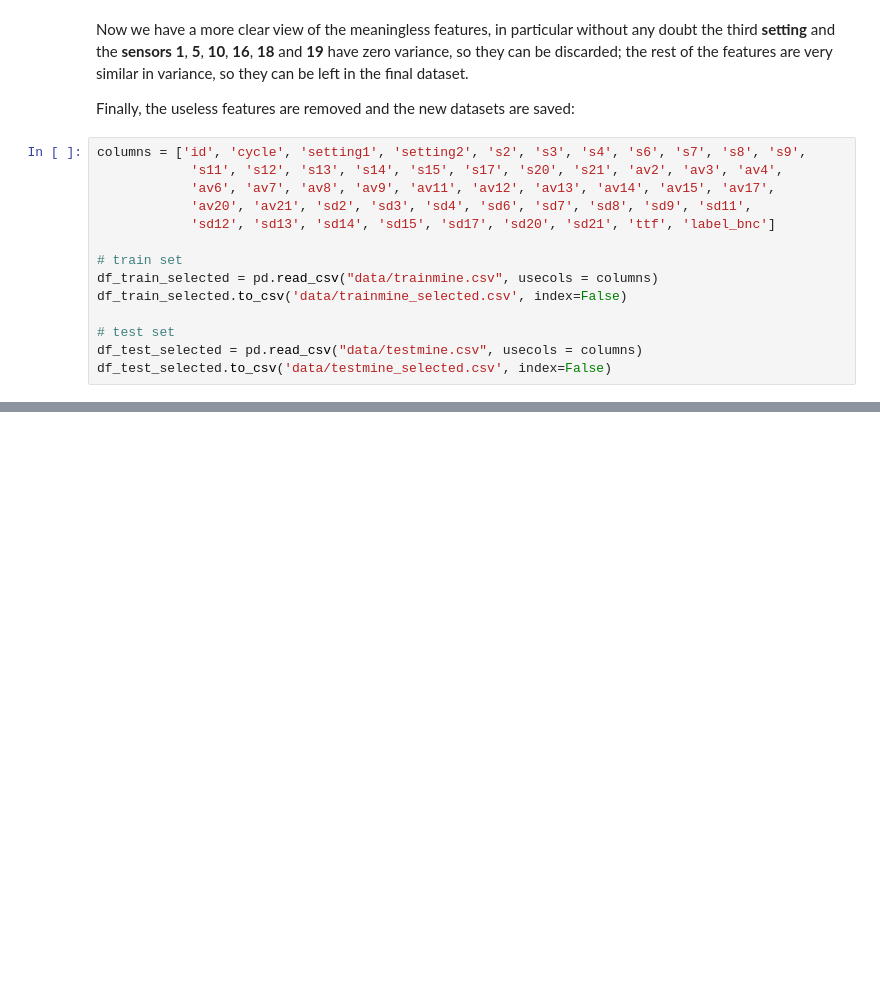
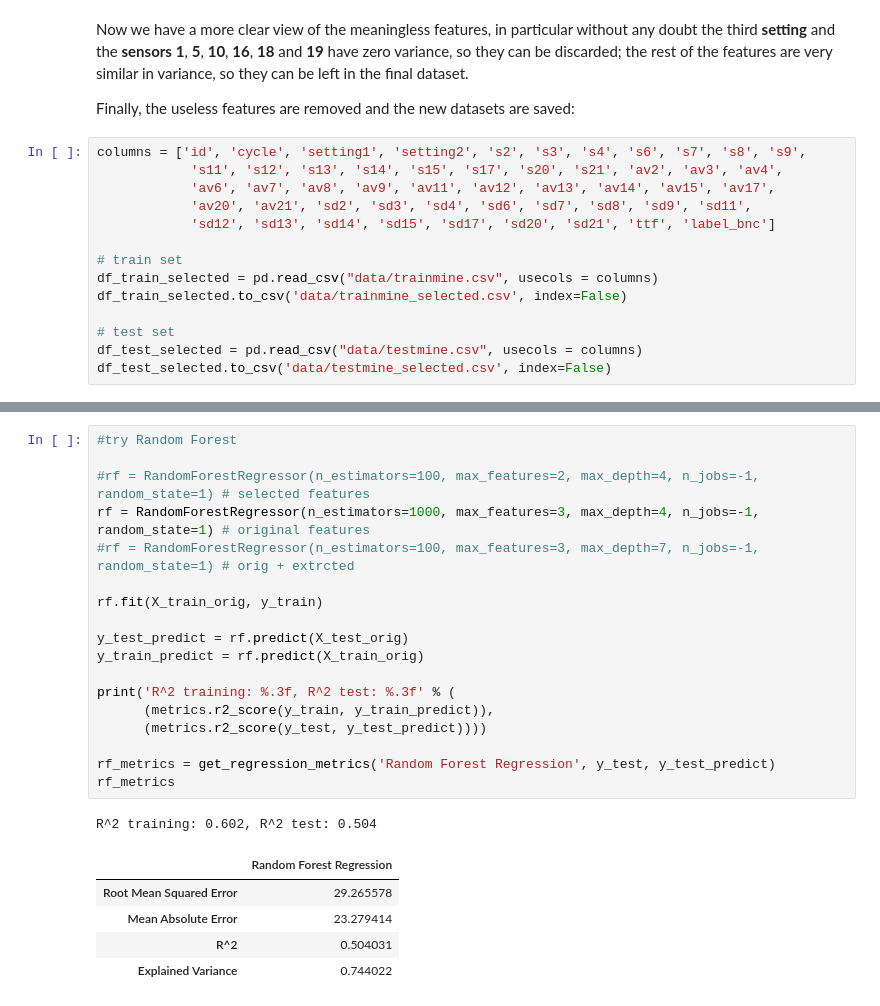
Before and after one commit to Megalodonte/BGHWSW, a Jupyter notebook: Aircraft-pred-main/predictive-maintenance-master/final.ipynb, the cells around one changed output, grey strips where cells are left out. Drawn from its saved outputs; the diff is of its cells as text; blank space fills up the shorter version.

```diff
--- a/Aircraft-pred-main/predictive-maintenance-master/final.ipynb
+++ b/Aircraft-pred-main/predictive-maintenance-master/final.ipynb
@@ -581,0 +673,25 @@ df_test_selected.to_csv('data/testmine_selected.csv', index=False)
+# %%
+#try Random Forest
+
+#rf = RandomForestRegressor(n_estimators=100, max_features=2, max_depth=4, n_jobs=-1, random_state=1) # selected features
+rf = RandomForestRegressor(n_estimators=1000, max_features=3, max_depth=4, n_jobs=-1, random_state=1) # original features
+#rf = RandomForestRegressor(n_estimators=100, max_features=3, max_depth=7, n_jobs=-1, random_state=1) # orig + extrcted
+
+rf.fit(X_train_orig, y_train)
+
+y_test_predict = rf.predict(X_test_orig)
+y_train_predict = rf.predict(X_train_orig)
+
+print('R^2 training: %.3f, R^2 test: %.3f' % (
+      (metrics.r2_score(y_train, y_train_predict)),
+      (metrics.r2_score(y_test, y_test_predict))))
+
+rf_metrics = get_regression_metrics('Random Forest Regression', y_test, y_test_predict)
+rf_metrics
+# %% [output]
+R^2 training: 0.602, R^2 test: 0.504
+|  | Random Forest Regression |
+| Root Mean Squared Error | 29.265578 |
+| Mean Absolute Error | 23.279414 |
+| R^2 | 0.504031 |
+| Explained Variance | 0.744022 |
```
Also changed, not shown: parts of 9 cells of this notebook, 1 other file.
